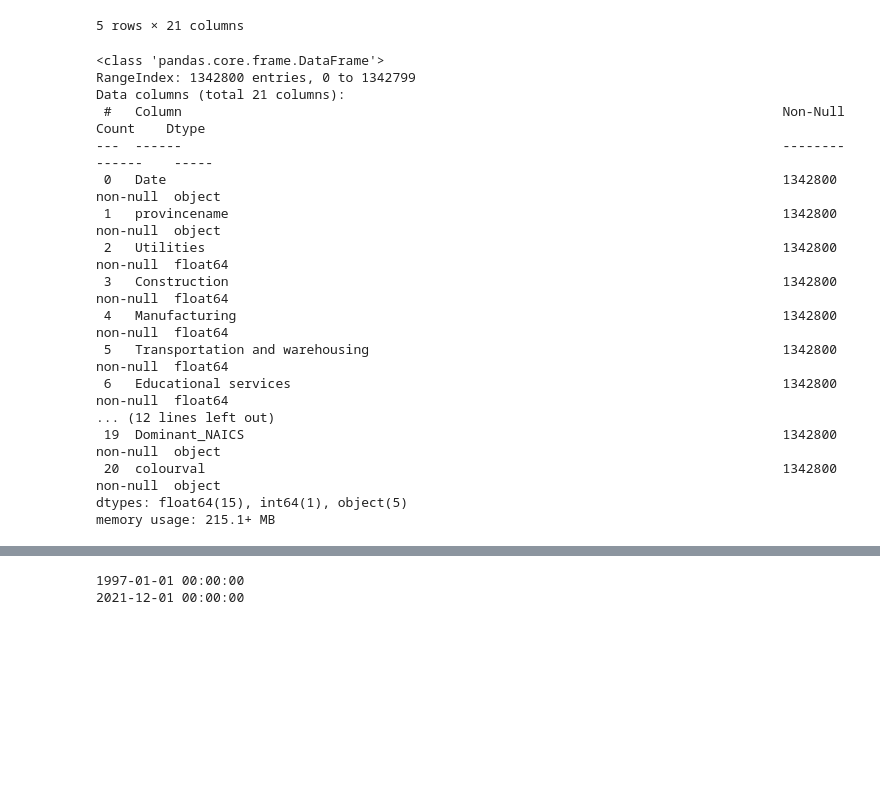
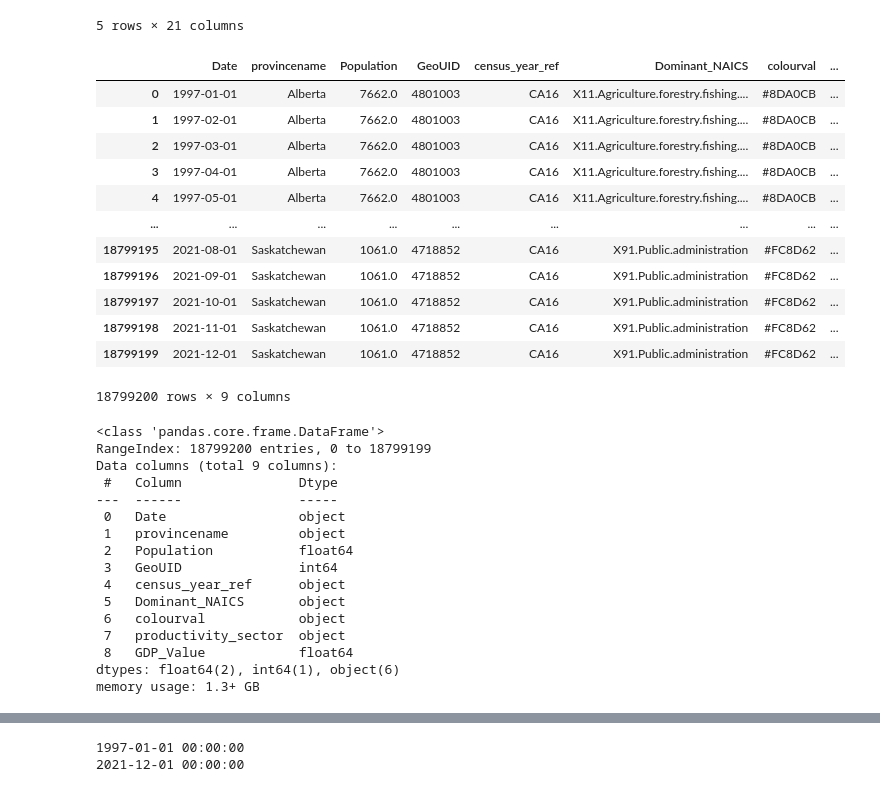
Before and after one commit to chustjarey/Climate-Change-and-its-Economic-Impact-DAB422-24W-004-Group9, a Jupyter notebook: Part II/04_Productivity.ipynb, the cells around one changed output, grey strips where cells are left out. Cells and saved outputs as stored; diff of their text form; code cells hidden in the pictures; blank space fills up the shorter version.

```diff
--- a/Part II/04_Productivity.ipynb
+++ b/Part II/04_Productivity.ipynb
@@ -18,23 +23,42 @@ productivity.head()
 | 3 | 1997-04-01 | Alberta | 1.465141 | 16.642340 | 19.578348 | 13.256295 | ... |
 | 4 | 1997-05-01 | Alberta | 1.623730 | 18.062713 | 19.621579 | 13.355093 | ... |
 5 rows × 21 columns
+# %%
+#melting the DataFrame to convert "Productivity areas" columns into rows
+productivity = pd.melt(productivity, id_vars=['Date', 'provincename','Population','GeoUID','census_year_ref','Dominant_NAICS','colourval'], var_name='productivity_sector', value_name='GDP_Value')
+
+#checking changes
+productivity
+# %% [output]
+|  | Date | provincename | Population | GeoUID | census_year_ref | Dominant_NAICS | colourval | ... |
+| 0 | 1997-01-01 | Alberta | 7662.0 | 4801003 | CA16 | X11.Agriculture.forestry.fishing.... | #8DA0CB | ... |
+| 1 | 1997-02-01 | Alberta | 7662.0 | 4801003 | CA16 | X11.Agriculture.forestry.fishing.... | #8DA0CB | ... |
+| 2 | 1997-03-01 | Alberta | 7662.0 | 4801003 | CA16 | X11.Agriculture.forestry.fishing.... | #8DA0CB | ... |
+| 3 | 1997-04-01 | Alberta | 7662.0 | 4801003 | CA16 | X11.Agriculture.forestry.fishing.... | #8DA0CB | ... |
+| 4 | 1997-05-01 | Alberta | 7662.0 | 4801003 | CA16 | X11.Agriculture.forestry.fishing.... | #8DA0CB | ... |
+| ... | ... | ... | ... | ... | ... | ... | ... | ... |
+| 18799195 | 2021-08-01 | Saskatchewan | 1061.0 | 4718852 | CA16 | X91.Public.administration | #FC8D62 | ... |
+| 18799196 | 2021-09-01 | Saskatchewan | 1061.0 | 4718852 | CA16 | X91.Public.administration | #FC8D62 | ... |
+| 18799197 | 2021-10-01 | Saskatchewan | 1061.0 | 4718852 | CA16 | X91.Public.administration | #FC8D62 | ... |
+| 18799198 | 2021-11-01 | Saskatchewan | 1061.0 | 4718852 | CA16 | X91.Public.administration | #FC8D62 | ... |
+| 18799199 | 2021-12-01 | Saskatchewan | 1061.0 | 4718852 | CA16 | X91.Public.administration | #FC8D62 | ... |
+18799200 rows × 9 columns
 # %%
 productivity.info()
 # %% [output]
 <class 'pandas.core.frame.DataFrame'>
-RangeIndex: 1342800 entries, 0 to 1342799
-Data columns (total 21 columns):
- #   Column                                                                             Non-Null Count    Dtype
----  ------                                                                             --------------    -----
- 0   Date                                                                               1342800 non-null  object
- 1   provincename                                                                       1342800 non-null  object
- 2   Utilities                                                                          1342800 non-null  float64
- 3   Construction                                                                       1342800 non-null  float64
- 4   Manufacturing                                                                      1342800 non-null  float64
- 5   Transportation and warehousing                                                     1342800 non-null  float64
- 6   Educational services                                                               1342800 non-null  float64
-... (12 lines left out)
- 19  Dominant_NAICS                                                                     1342800 non-null  object
- 20  colourval                                                                          1342800 non-null  object
-dtypes: float64(15), int64(1), object(5)
-memory usage: 215.1+ MB
+RangeIndex: 18799200 entries, 0 to 18799199
+Data columns (total 9 columns):
+ #   Column               Dtype
+---  ------               -----
+ 0   Date                 object
+ 1   provincename         object
+ 2   Population           float64
+ 3   GeoUID               int64
+ 4   census_year_ref      object
+ 5   Dominant_NAICS       object
+ 6   colourval            object
+ 7   productivity_sector  object
+ 8   GDP_Value            float64
+dtypes: float64(2), int64(1), object(6)
+memory usage: 1.3+ GB
```
Also changed, not shown: parts of 8 cells of this notebook.
